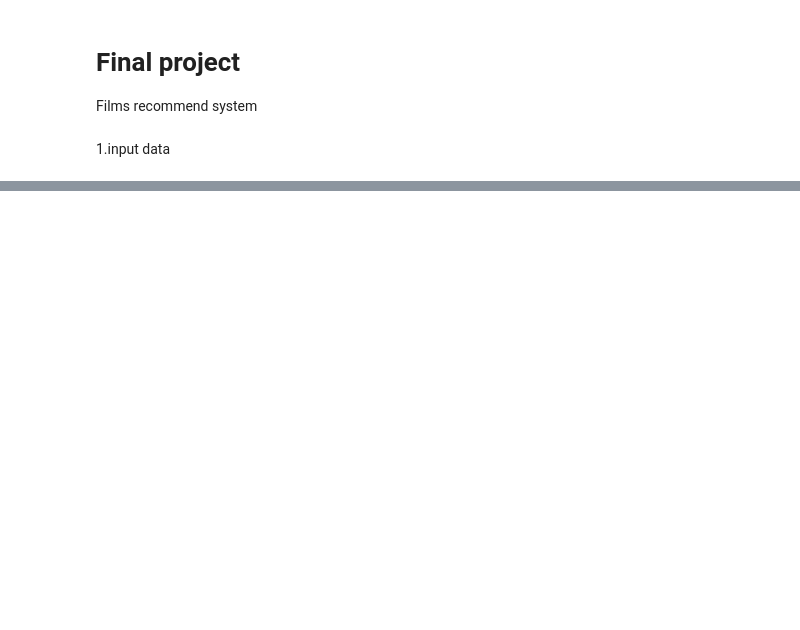
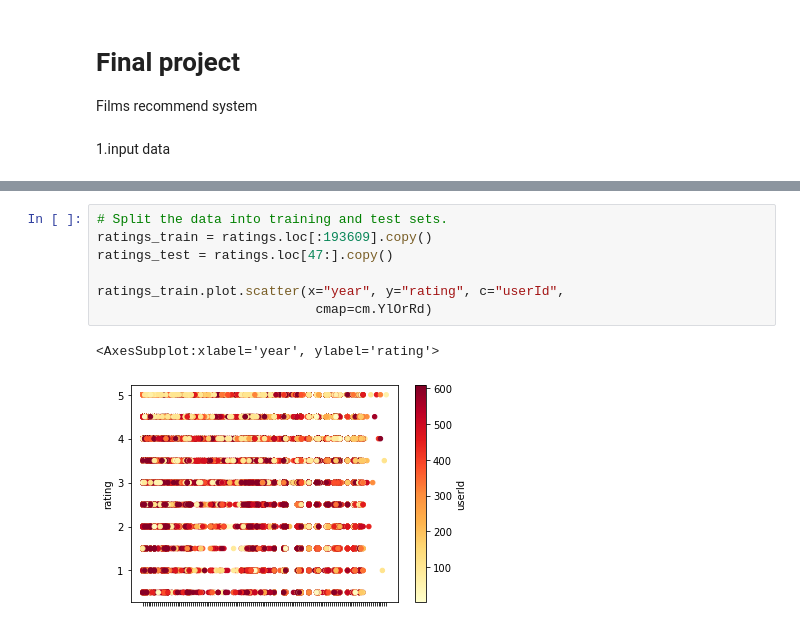
Before and after one commit to yihuaH/cs105-final-project, a Jupyter notebook: final.ipynb, the cells around one changed output, grey strips where cells are left out. Cells and saved outputs as stored; diff of their text form; blank space fills up the shorter version.

```diff
--- a/final.ipynb
+++ b/final.ipynb
@@ -138,0 +118,10 @@ Name: 199, dtype: object
+# %%
+# Split the data into training and test sets.
+ratings_train = ratings.loc[:193609].copy()
+ratings_test = ratings.loc[47:].copy()
+
+ratings_train.plot.scatter(x="year", y="rating", c="userId",
+                            cmap=cm.YlOrRd)
+# %% [output]
+<AxesSubplot:xlabel='year', ylabel='rating'>
+[figure, added]
```
Also changed, not shown: parts of 10 cells of this notebook.
